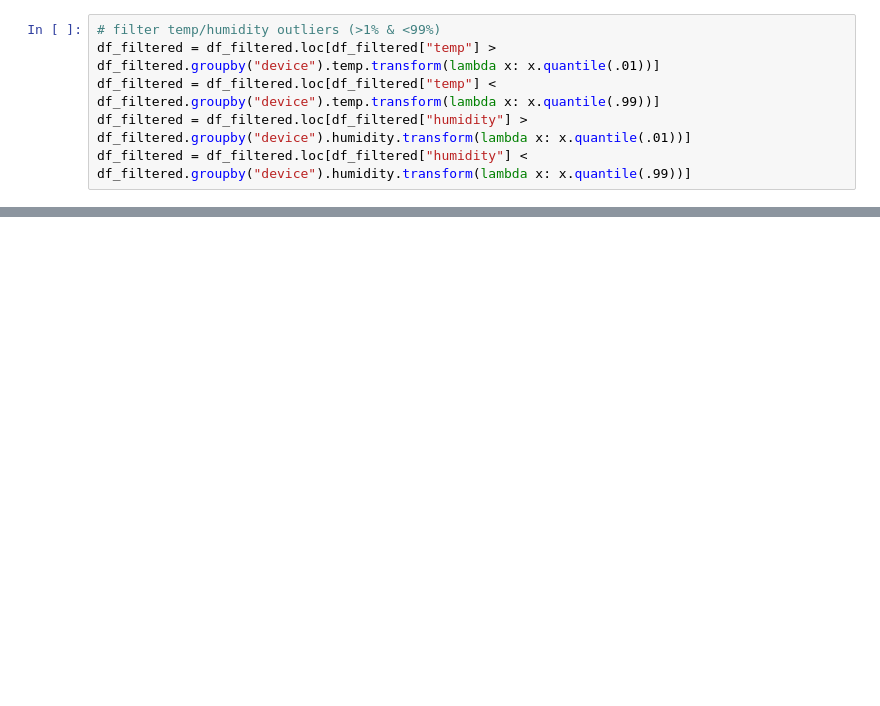
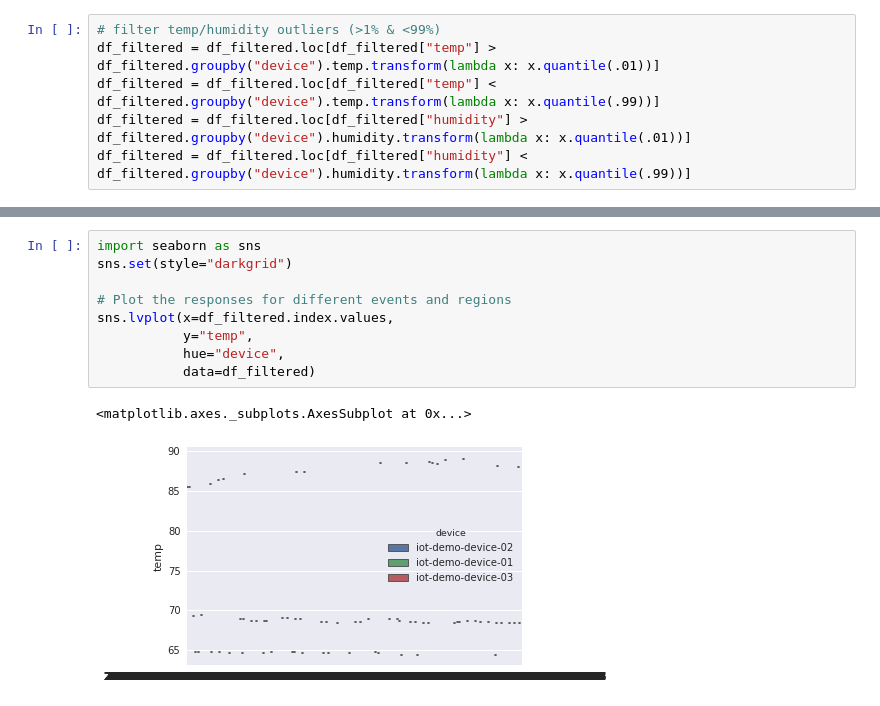
Before and after one commit to garystafford/real-time-iot-notebooks, a Jupyter notebook: Octank_IIoT_Demo_Pandas.ipynb, the cells around one changed output, grey strips where cells are left out. Cells and saved outputs as stored; diff of their text form; blank space fills up the shorter version.

```diff
--- a/Octank_IIoT_Demo_Pandas.ipynb
+++ b/Octank_IIoT_Demo_Pandas.ipynb
@@ -179,0 +233,12 @@ plt.show()
+# %%
+import seaborn as sns
+sns.set(style="darkgrid")
+
+# Plot the responses for different events and regions
+sns.lvplot(x=df_filtered.index.values,
+           y="temp",
+           hue="device",
+           data=df_filtered)
+# %% [output]
+<matplotlib.axes._subplots.AxesSubplot at 0x...>
+[figure, added]
```
Also changed, not shown: parts of 11 cells of this notebook.
